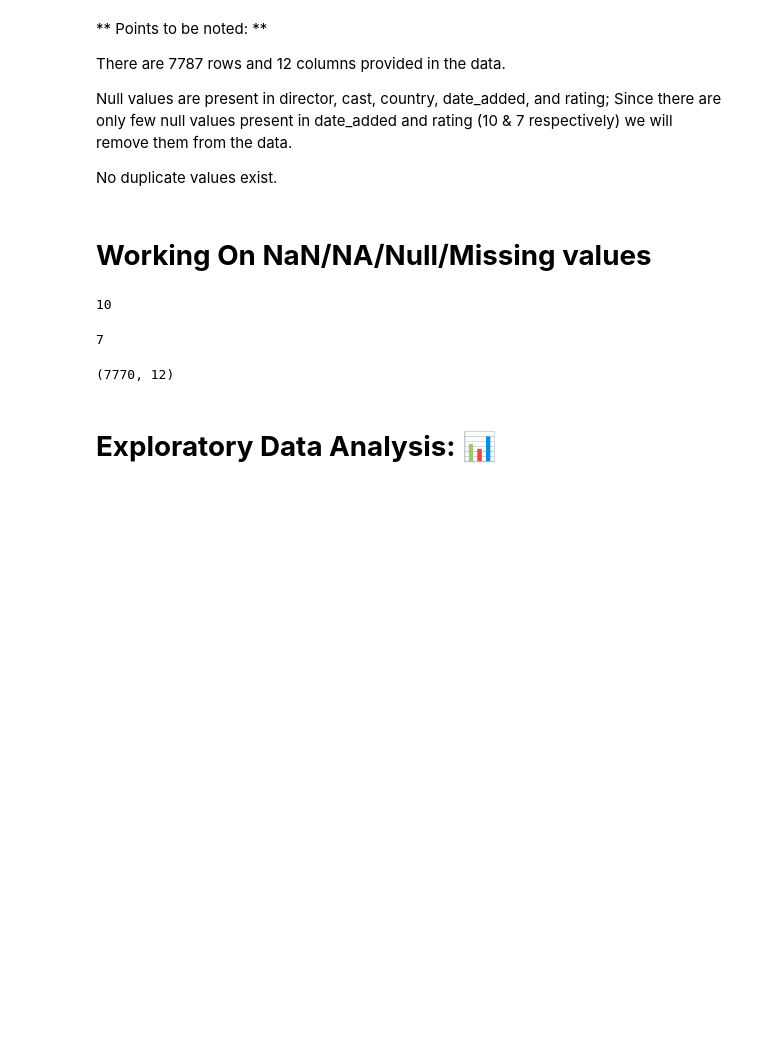
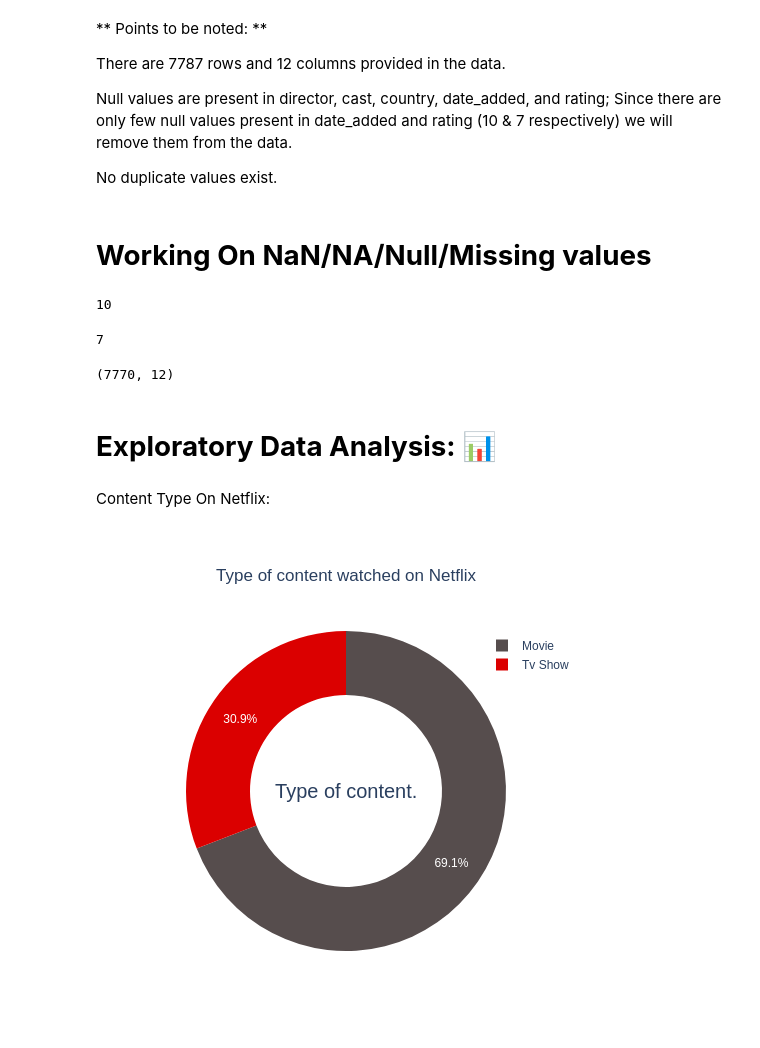
Before and after one commit to Shubhamprasad1995/NETFLIX-MOVIES-AND-TV-SHOWS-CLUSTERING, a Jupyter notebook: NETFLIX_MOVIES_AND_TV_SHOWS_CLUSTERING.ipynb, the cells around one changed output. Saved outputs shown, nothing was run; the diff lists cells and outputs as text; code cells hidden in the pictures; blank space fills up the shorter version.

```diff
--- a/NETFLIX_MOVIES_AND_TV_SHOWS_CLUSTERING.ipynb
+++ b/NETFLIX_MOVIES_AND_TV_SHOWS_CLUSTERING.ipynb
@@ -225,3 +225,22 @@ netflix_data['year_added'] = netflix_data['date_added'].dt.year
 netflix_data['month_added'] = netflix_data['date_added'].dt.month
 # %% [markdown]
 # **Exploratory Data Analysis: 📊**
+# %% [markdown]
+Content Type On Netflix:
+# %%
+# Create a pie chart for Type.
+colors = ['	#db0000', '	#564d4d']
+labels = ['Tv Show', 'Movie']
+tv_show = netflix_data.type.value_counts()[1]
+movie = netflix_data.type.value_counts()[0]
+
+fig = go.Figure(data=[go.Pie(labels=labels, values=[tv_show, movie], hole=.6)])
+fig.update_layout(
+    title_text="Type of content watched on Netflix",title_x=0.5, legend=dict(x=0.9),height=500, width=500,
+    # Add annotations in the center of the donut pies.
+    annotations=[dict(text='Type of content.', font_size=20, showarrow=False)])
+fig.update_traces(marker=dict(colors=colors))
+
+fig.show('png')
+# %% [output]
+[figure, added]
```
Also changed, not shown: parts of 34 cells of this notebook.
